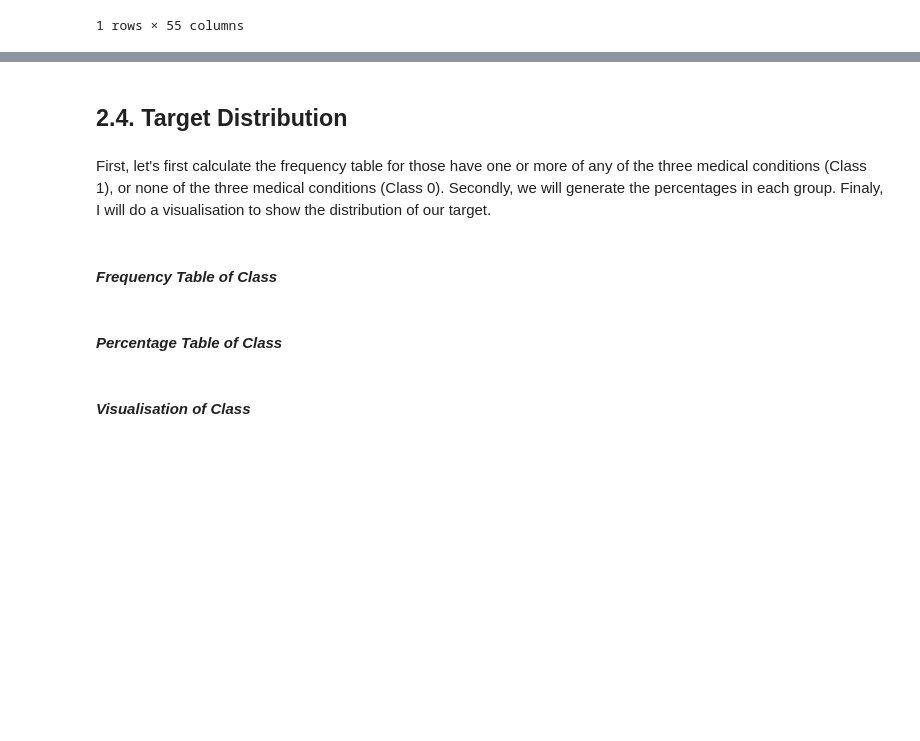
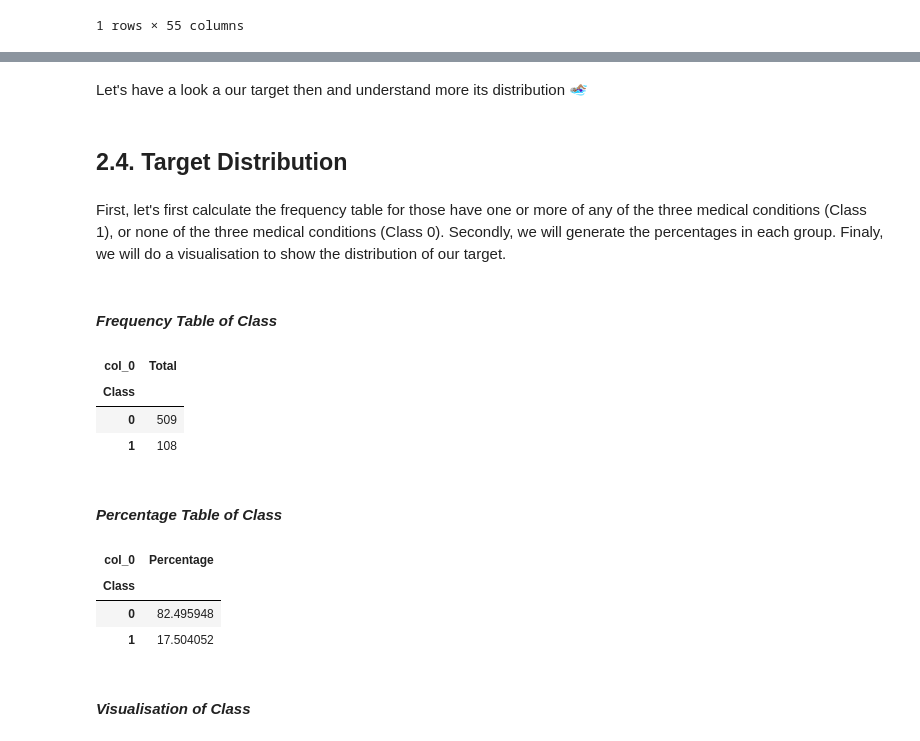
Before and after one commit to boniale/ML_iard, a Jupyter notebook: ml_diseases_mod.ipynb, the cells around one changed output, grey strips where cells are left out. Cells and saved outputs as stored; diff of their text form; code cells hidden in the pictures; blank space fills up the shorter version.

```diff
--- a/ml_diseases_mod.ipynb
+++ b/ml_diseases_mod.ipynb
@@ -423,20 +412,32 @@ Name: Class, dtype: float64
+# %% [markdown]
+Let's have a look a our target then and understand more its distribution 🏊🏽‍♀️
 # %% [markdown]
 ## 2.4. Target Distribution
 # %% [markdown]
-First, let's first calculate the frequency table for those have one or more of any of the three medical conditions (Class 1), or none of the three medical conditions (Class 0). Secondly, we will generate the percentages in each group. Finaly, I will do a visualisation to show the distribution of our target.
+First, let's first calculate the frequency table for those have one or more of any of the three medical conditions (Class 1), or none of the three medical conditions (Class 0). Secondly, we will generate the percentages in each group. Finaly, we will do a visualisation to show the distribution of our target.
 # %% [markdown]
 #### *Frequency Table of Class*
 # %%
-freq_tab = pd.crosstab(index = train_raw["Class"],  # Make a crosstab
+freq_tab = pd.crosstab(index = df_train_greeks["Class"],  # Make a crosstab
                      columns="Total")                  # Name the count column
 freq_tab
+# %% [output]
+| col_0 | Total |
+| Class |  |
+| 0 | 509 |
+| 1 | 108 |
 # %% [markdown]
 #### *Percentage Table of Class*
 # %%
-my_tab = pd.crosstab(index = train_raw["Class"],  # Make a crosstab
+my_tab = pd.crosstab(index = df_train_greeks["Class"],  # Make a crosstab
                      columns="Percentage")                  # Name the count column
 
 my_tab/my_tab.sum()*100 # Calculate the percentages
+# %% [output]
+| col_0 | Percentage |
+| Class |  |
+| 0 | 82.495948 |
+| 1 | 17.504052 |
 # %% [markdown]
 #### *Visualisation of Class*
 # %%
```
Also changed, not shown: parts of 37 cells of this notebook, 1 other file.
